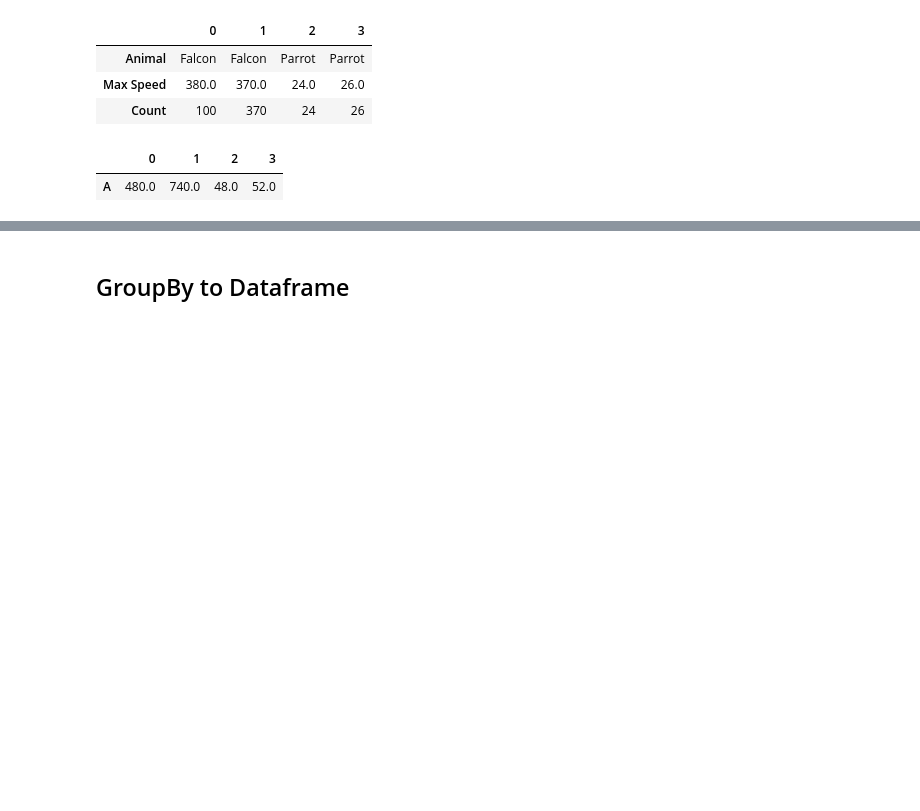
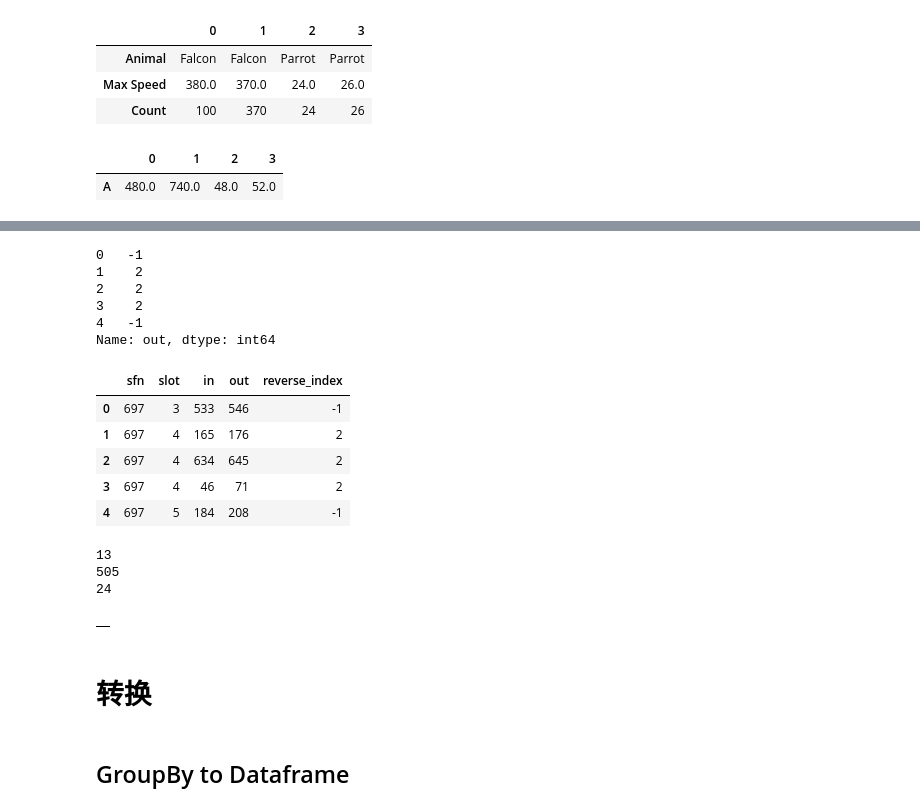
Before and after one commit to tcfh2016/knowledge-map, a Jupyter notebook: Techs/data-science/pandas/groupby/pandas_groupby.ipynb, the cells around one changed output, grey strips where cells are left out. Cells and saved outputs as stored; diff of their text form; code cells hidden in the pictures; blank space fills up the shorter version.

```diff
--- a/Techs/data-science/pandas/groupby/pandas_groupby.ipynb
+++ b/Techs/data-science/pandas/groupby/pandas_groupby.ipynb
@@ -165,0 +203,14 @@ df_usefor_groupby_dict.T.groupby(my_dict).sum()
+# %%
+import pandas as pd
+
+df_group_apply_self_function = pd.DataFrame(
+    [
+        [697,3,533,546],
+        [697,4,165,176],
+        [697,4,634,645],
+        [697,4,46,71],
+        [697,5,184,208],
+    ],
+    columns=['sfn', 'slot', 'in', 'out']
+)
+df_group_apply_self_function
@@ -166,3 +224,49 @@ df_usefor_groupby_dict.T.groupby(my_dict).sum()
+# %%
+def find_reverse_index(x):
+    if x.iloc[-1] < x.iloc[0]:
+        for i in range(x.size):
+            if x.iloc[i] > x.iloc[i+1]:
+                return i+1
+    return -1
+
+groups_apply_self_function = df_group_apply_self_function.groupby(['sfn', 'slot'])
+groups_apply_self_function['out'].transform(lambda x:find_reverse_index(x))
+# %% [output]
+0   -1
+1    2
+2    2
+3    2
+4   -1
+Name: out, dtype: int64
+# %%
+df_group_apply_self_function['reverse_index'] = groups_apply_self_function['out'].transform(lambda x:find_reverse_index(x))
+df_group_apply_self_function
+# %% [output]
+|  | sfn | slot | in | out | reverse_index |
+| 0 | 697 | 3 | 533 | 546 | -1 |
+| 1 | 697 | 4 | 165 | 176 | 2 |
+| 2 | 697 | 4 | 634 | 645 | 2 |
+| 3 | 697 | 4 | 46 | 71 | 2 |
+| 4 | 697 | 5 | 184 | 208 | -1 |
+# %%
+def calc_dur(group):
+    reverse_index = group['reverse_index'].iloc[0]
+    if reverse_index == -1:
+        print(group['out'].iloc[-1] - group['in'].iloc[0])
+    else:
+        non_rev_dur = group['out'].iloc[reverse_index-1] - group['in'].iloc[0]
+        reverse_dur = group['out'].iloc[-1] - group['in'].iloc[reverse_index]
+        print(non_rev_dur + reverse_dur)
+
+res = groups_apply_self_function[['in', 'out', 'reverse_index']].apply(calc_dur)
+type(res)
+# %% [output]
+13
+505
+24
+|  |
+# %% [markdown]
+# 转换
 # %% [markdown]
 ## GroupBy to Dataframe
 # %%
```
Also changed, not shown: parts of 9 cells of this notebook, 2 other files.
